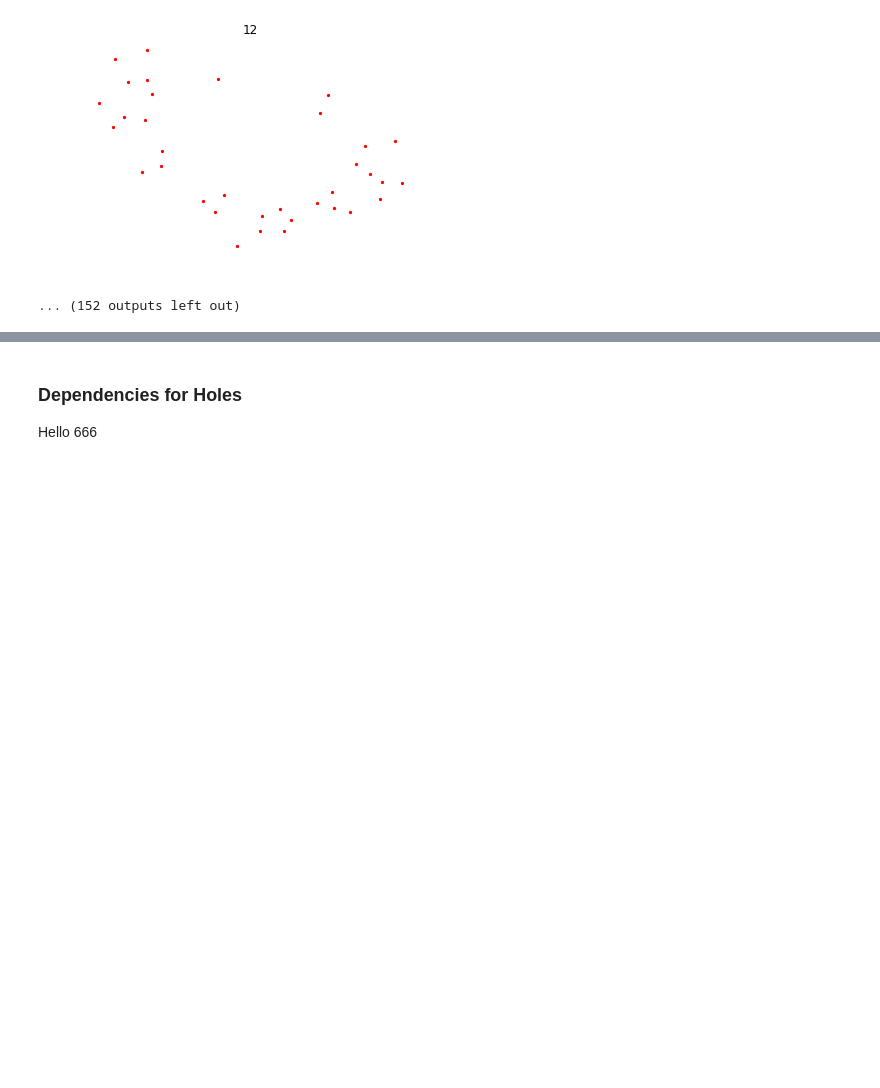
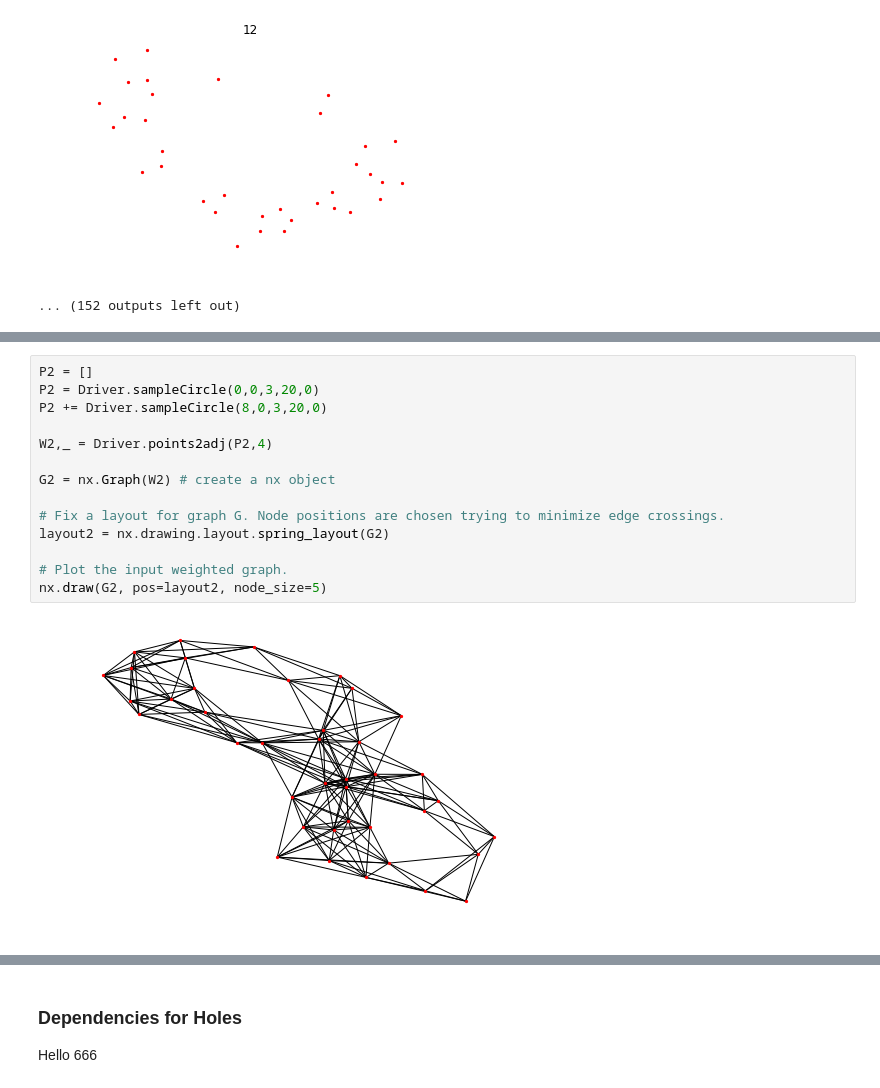
Before and after one commit to marcoguerra192/MinScaffold, a Jupyter notebook: Analysis.ipynb, the cells around one changed output, grey strips where cells are left out. Cells and saved outputs as stored; diff of their text form; blank space fills up the shorter version.

```diff
--- a/Analysis.ipynb
+++ b/Analysis.ipynb
@@ -156,0 +172,16 @@ Notice that flagging `Draws=True` can, in cases, increase the size of the output
+# %%
+P2 = []
+P2 = Driver.sampleCircle(0,0,3,20,0)
+P2 += Driver.sampleCircle(8,0,3,20,0)
+
+W2,_ = Driver.points2adj(P2,4)
+
+G2 = nx.Graph(W2) # create a nx object
+
+# Fix a layout for graph G. Node positions are chosen trying to minimize edge crossings.
+layout2 = nx.drawing.layout.spring_layout(G2)
+
+# Plot the input weighted graph.
+nx.draw(G2, pos=layout2, node_size=5)
+# %% [output]
+[figure, added]
```
Also changed, not shown: parts of 10 cells of this notebook.
